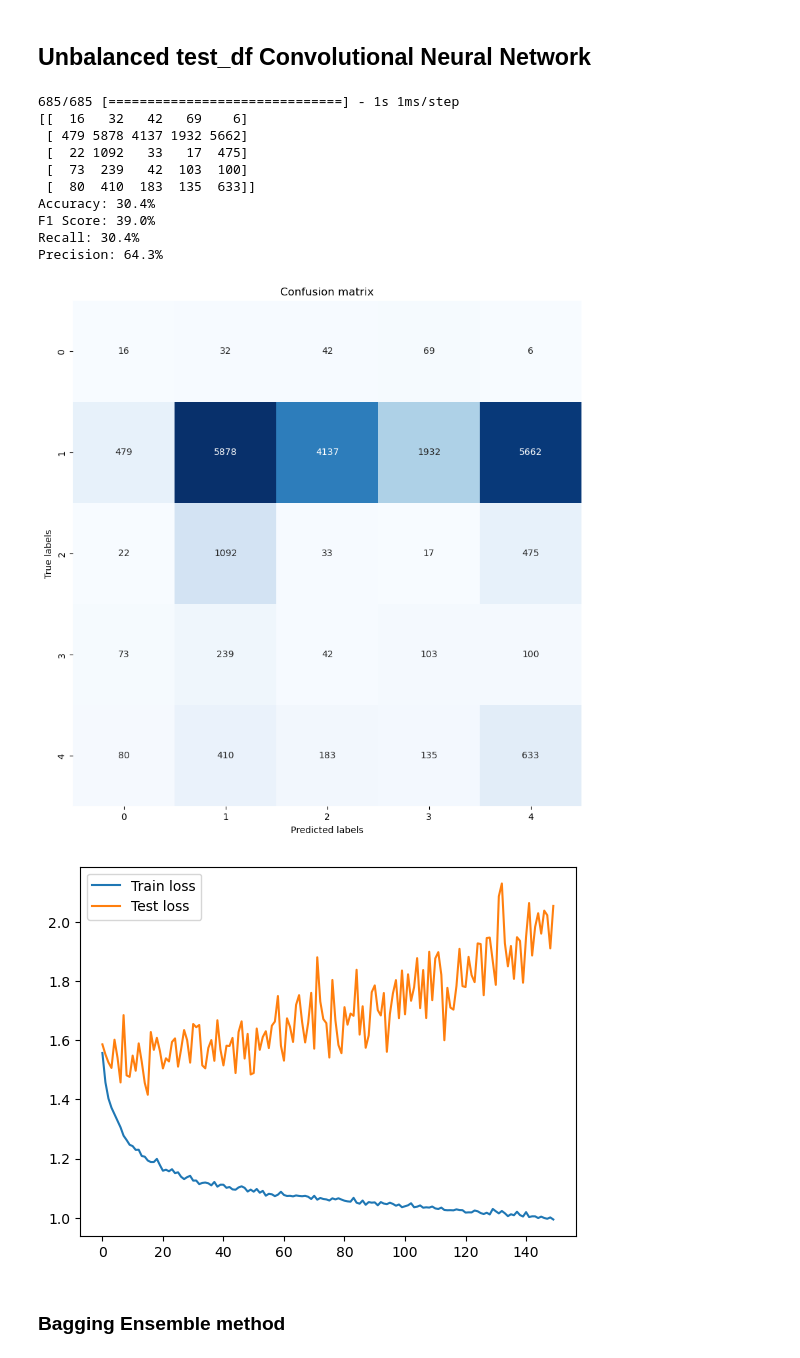
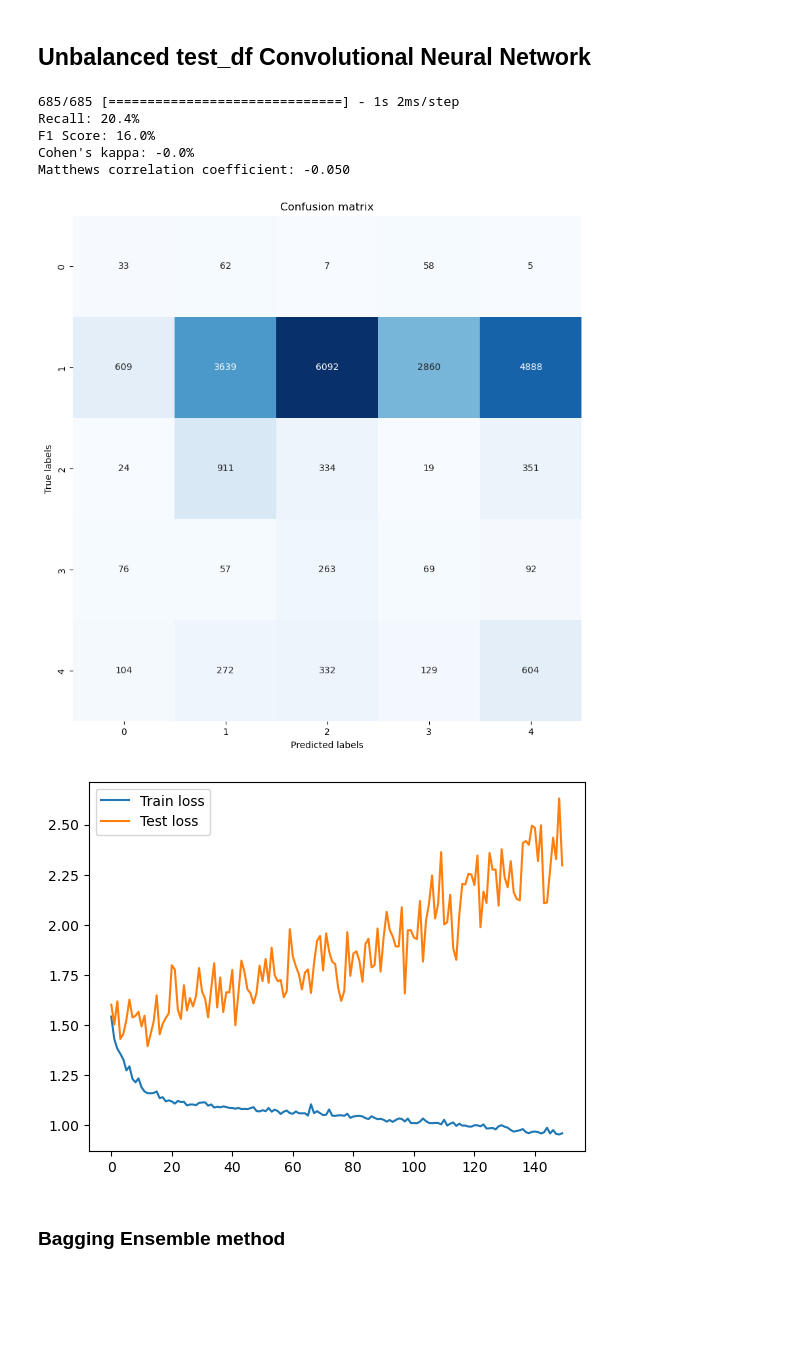
Before and after one commit to andrelopes2001/Intelligent_Systems, a Jupyter notebook: Project/DeepNeuralNetwork.ipynb, the cells around one changed output. Drawn from its saved outputs; the diff is of its cells as text; code cells hidden in the pictures; blank space fills up the shorter version.

```diff
--- a/Project/DeepNeuralNetwork.ipynb
+++ b/Project/DeepNeuralNetwork.ipynb
@@ -60,7 +60,7 @@ param_grid = {
 svm_classifier = SVC(random_state=100)
 
 # Create a GridSearchCV object
-grid_search = GridSearchCV(svm_classifier, param_grid, cv=5, scoring='recall_weighted')
+grid_search = GridSearchCV(svm_classifier, param_grid, cv=5, scoring='recall_macro')
 
 # Fit the grid search to the training data
 grid_search.fit(X_train, y_train)
@@ -74,16 +74,16 @@ print("Best Parameters:", best_params)
 # Make predictions on the test data using the best estimator
 y_pred = best_estimator.predict(X_test)
 
-# Calculate the accuracy, recall, precision, and F1-score of the classifier
-accuracy = accuracy_score(y_test, y_pred)
-recall = recall_score(y_test, y_pred, average='weighted')
-precision = precision_score(y_test, y_pred, average='weighted')
-f1 = f1_score(y_test, y_pred, average='weighted')
+# Calculate the recall, F1-score, Cohen's kappa and Matthews corrcoef of the classifier
+recall = recall_score(y_test, y_pred, average='macro')
+f1 = f1_score(y_test, y_pred, average='macro')
+cohen_kappa = cohen_kappa_score(y_test, y_pred)
+matthews = matthews_corrcoef(y_test, y_pred)
 
-print("Accuracy:", accuracy)
-print("Recall:", recall)
-print("Precision:", precision)
-print("F1:", f1)
+print(f"Recall: {recall*100:.1f}%")
+print(f"F1: {f1*100:.1f}%")
+print(f"Cohen's kappa score: {cohen_kappa:.3f}")
+print(f"Matthews correlation coefficient: {matthews:.3f}")
 
 # Create a confusion matrix
 cm = confusion_matrix(y_test, y_pred)
@@ -481,10 +461,11 @@ X_test = X_test.values.reshape(X_test.shape[0], X_test.shape[1], 1)
 # Create and compile the CNN model
 model = keras.Sequential()
 model.add(layers.Input(shape=(X_train.shape[1], X_train.shape[2])))
-model.add(layers.Conv1D(32, kernel_size=3, activation='relu'))
-model.add(layers.MaxPooling1D(pool_size=2))
-model.add(layers.Conv1D(64, kernel_size=3, activation='relu'))
-model.add(layers.MaxPooling1D(pool_size=2))
+model.add(layers.Conv1D(32, 3, activation='relu'))
+model.add(layers.MaxPooling1D(2))
+model.add(layers.Conv1D(64, 3, activation='relu'))
+model.add(layers.MaxPooling1D(2))
+model.add(layers.Conv1D(128, 3, activation='relu'))
 model.add(layers.Flatten())
 model.add(layers.Dense(128, activation='relu'))
 model.add(layers.Dense(len(np.unique(y_train)), activation='softmax'))
@@ -492,58 +473,50 @@ model.compile(optimizer='adam', loss='sparse_categorical_crossentropy', metrics=
 
 # Fit the model to your training data
 history = model.fit(X_train, y_train, validation_data=(X_test, y_test), epochs=150, batch_size=32, verbose=0)
 
 # Make predictions on the test data
 y_pred = model.predict(X_test)
 y_pred = np.argmax(y_pred, axis=1)
 
-cm = confusion_matrix(y_test, y_pred)
-print(cm)
-
-# Calculate accuracy
-accuracy = accuracy_score(y_test, y_pred)
-print(f'Accuracy: {accuracy*100:.1f}%')
+# Calculate recall
+recall = recall_score(y_test, y_pred, average='macro')
+print(f'Recall: {recall*100:.1f}%')
 
 # Calculate F1 score
-f1 = f1_score(y_test, y_pred, average='weighted')
+f1 = f1_score(y_test, y_pred, average='macro')
 print(f'F1 Score: {f1*100:.1f}%')
 
-# Calculate recall
-recall = recall_score(y_test, y_pred, average='weighted')
-print(f'Recall: {recall*100:.1f}%')
+# Calculate Cohen's kappa
+cohen_kappa = cohen_kappa_score(y_test, y_pred)
+print(f"Cohen's kappa: {cohen_kappa:.1f}%")
 
-# Calculate precision
-precision = precision_score(y_test, y_pred, average='weighted')
-print(f'Precision: {precision*100:.1f}%')
+# Calculate Matthews corrcoef
+matthews = matthews_corrcoef(y_test, y_pred)
+print(f"Matthews correlation coefficient: {matthews:.3f}")
 
 # Plot confusion matrix
 plt.figure(figsize=(10, 10))
 sns.heatmap(cm, annot=True, fmt='g', cmap='Blues', cbar=False)
 plt.xticks(np.arange(0.5, len(np.unique(y_test)), 1), le.classes_)
 plt.yticks(np.arange(0.5, len(np.unique(y_test)), 1), le.classes_)
 plt.xlabel('Predicted labels')
 plt.ylabel('True labels')
 plt.title('Confusion matrix')
 plt.show()
 
 # Plot train and test loss on the same figure
 plt.plot(history.history['loss'])
 plt.plot(history.history['val_loss'])
 plt.legend(['Train loss', 'Test loss'])
 plt.show()
 # %% [output]
-685/685 [==============================] - 1s 1ms/step
-[[  16   32   42   69    6]
- [ 479 5878 4137 1932 5662]
- [  22 1092   33   17  475]
- [  73  239   42  103  100]
- [  80  410  183  135  633]]
-Accuracy: 30.4%
-F1 Score: 39.0%
-Recall: 30.4%
-Precision: 64.3%
+685/685 [==============================] - 1s 2ms/step
+Recall: 20.4%
+F1 Score: 16.0%
+Cohen's kappa: -0.0%
+Matthews correlation coefficient: -0.050
-[figure, old version]
+[figure, new version]
-[figure, old version]
+[figure, new version]
 # %% [markdown]
 ### Bagging Ensemble method
 # %%
```
Also changed, not shown: parts of 8 cells of this notebook, 1 other file.
